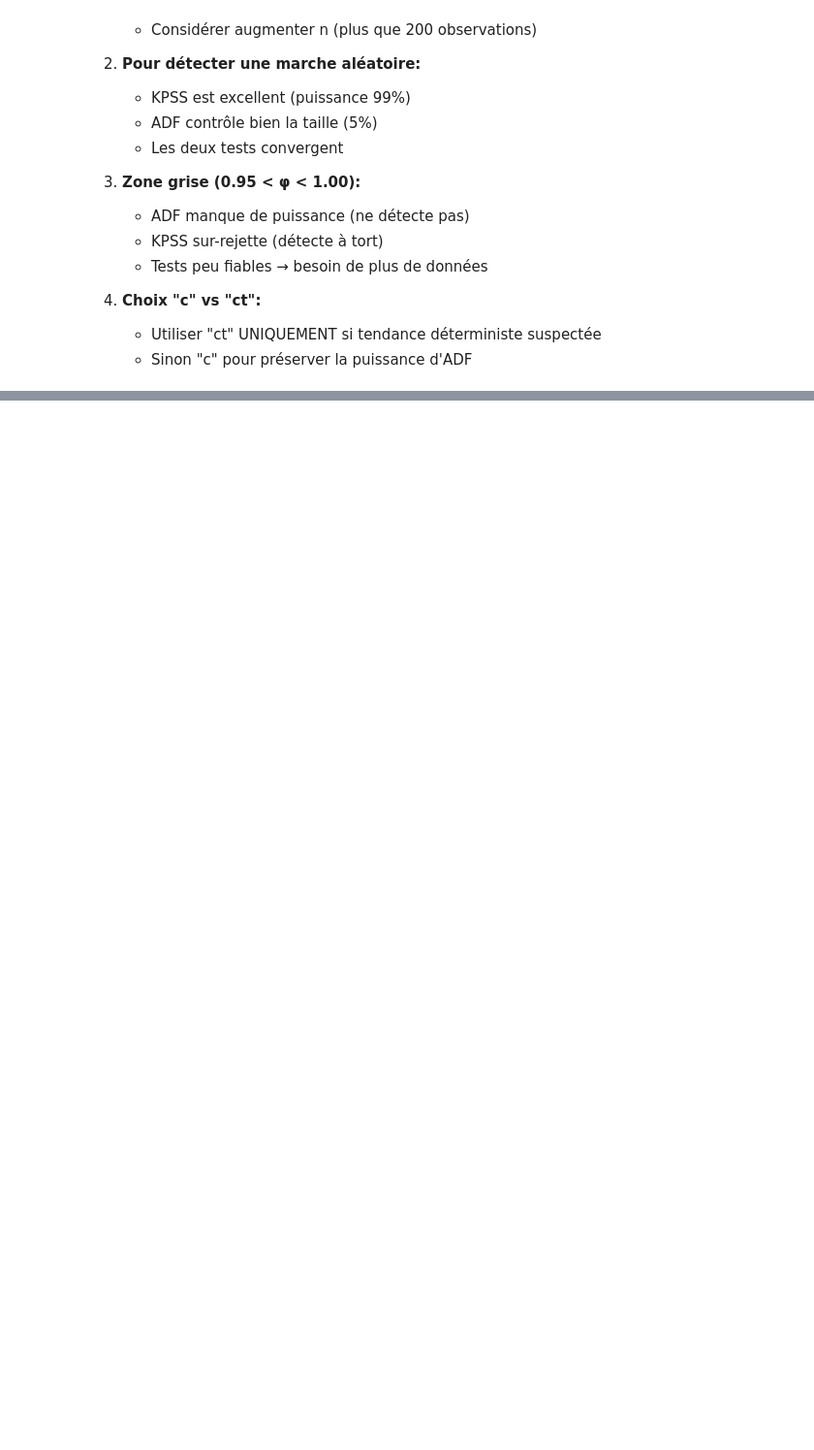
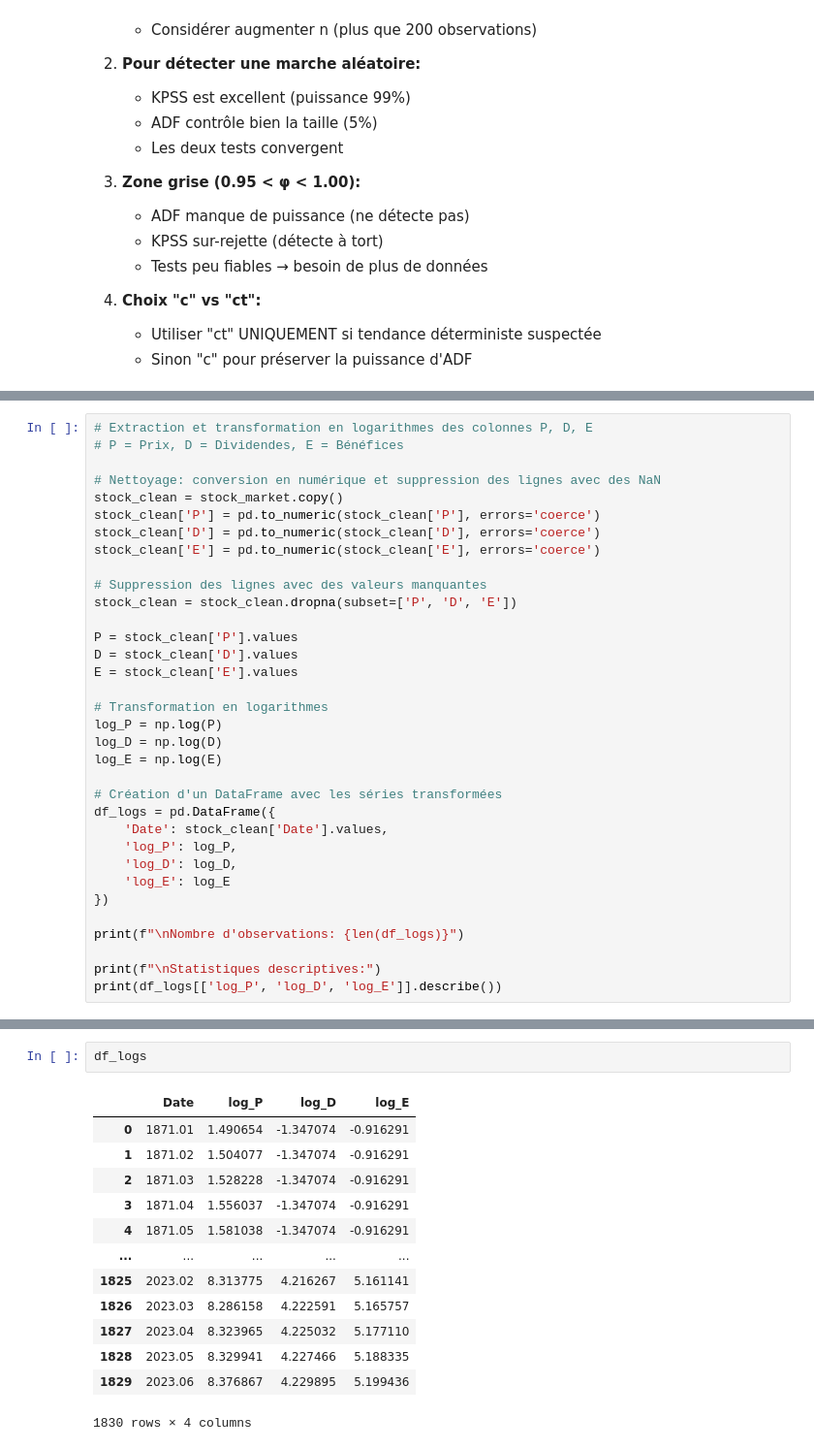
Before and after one commit to Lilas-Bertot/EXAMEN-FINAL, a Jupyter notebook: Q2.ipynb, the cells around one changed output, grey strips where cells are left out. Shown at 97% size. Cells and saved outputs as stored; diff of their text form; blank space fills up the shorter version.

```diff
--- a/Q2.ipynb
+++ b/Q2.ipynb
@@ -916,0 +944,34 @@ Modèle 5: AR(2)         12.22% (Puissance)   8.96% (Puissance)     93.74% (Tail
+# %%
+# Extraction et transformation en logarithmes des colonnes P, D, E
+# P = Prix, D = Dividendes, E = Bénéfices
+
+# Nettoyage: conversion en numérique et suppression des lignes avec des NaN
+stock_clean = stock_market.copy()
+stock_clean['P'] = pd.to_numeric(stock_clean['P'], errors='coerce')
+stock_clean['D'] = pd.to_numeric(stock_clean['D'], errors='coerce')
+stock_clean['E'] = pd.to_numeric(stock_clean['E'], errors='coerce')
+
+# Suppression des lignes avec des valeurs manquantes
+stock_clean = stock_clean.dropna(subset=['P', 'D', 'E'])
+
+P = stock_clean['P'].values
+D = stock_clean['D'].values
+E = stock_clean['E'].values
+
+# Transformation en logarithmes
+log_P = np.log(P)
+log_D = np.log(D)
+log_E = np.log(E)
+
+# Création d'un DataFrame avec les séries transformées
+df_logs = pd.DataFrame({
+    'Date': stock_clean['Date'].values,
+    'log_P': log_P,
+    'log_D': log_D,
+    'log_E': log_E
+})
+
+print(f"\nNombre d'observations: {len(df_logs)}")
+
+print(f"\nStatistiques descriptives:")
+print(df_logs[['log_P', 'log_D', 'log_E']].describe())
@@ -916,0 +991,16 @@ Modèle 5: AR(2)         12.22% (Puissance)   8.96% (Puissance)     93.74% (Tail
+# %%
+df_logs
+# %% [output]
+|  | Date | log_P | log_D | log_E |
+| 0 | 1871.01 | 1.490654 | -1.347074 | -0.916291 |
+| 1 | 1871.02 | 1.504077 | -1.347074 | -0.916291 |
+| 2 | 1871.03 | 1.528228 | -1.347074 | -0.916291 |
+| 3 | 1871.04 | 1.556037 | -1.347074 | -0.916291 |
+| 4 | 1871.05 | 1.581038 | -1.347074 | -0.916291 |
+| ... | ... | ... | ... | ... |
+| 1825 | 2023.02 | 8.313775 | 4.216267 | 5.161141 |
+| 1826 | 2023.03 | 8.286158 | 4.222591 | 5.165757 |
+| 1827 | 2023.04 | 8.323965 | 4.225032 | 5.177110 |
+| 1828 | 2023.05 | 8.329941 | 4.227466 | 5.188335 |
+| 1829 | 2023.06 | 8.376867 | 4.229895 | 5.199436 |
+1830 rows × 4 columns
```
Also changed, not shown: parts of 4 cells of this notebook, 3 other files.
